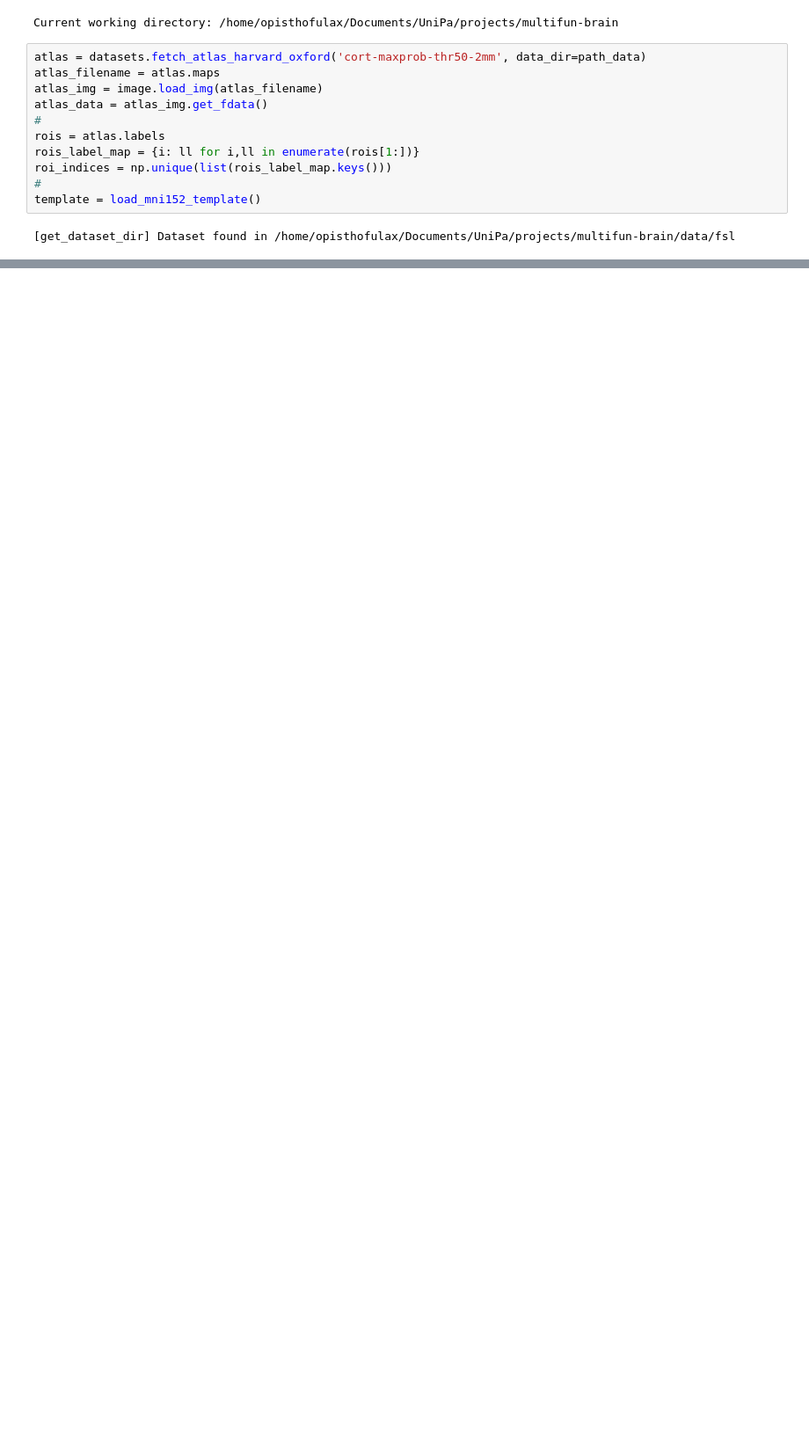
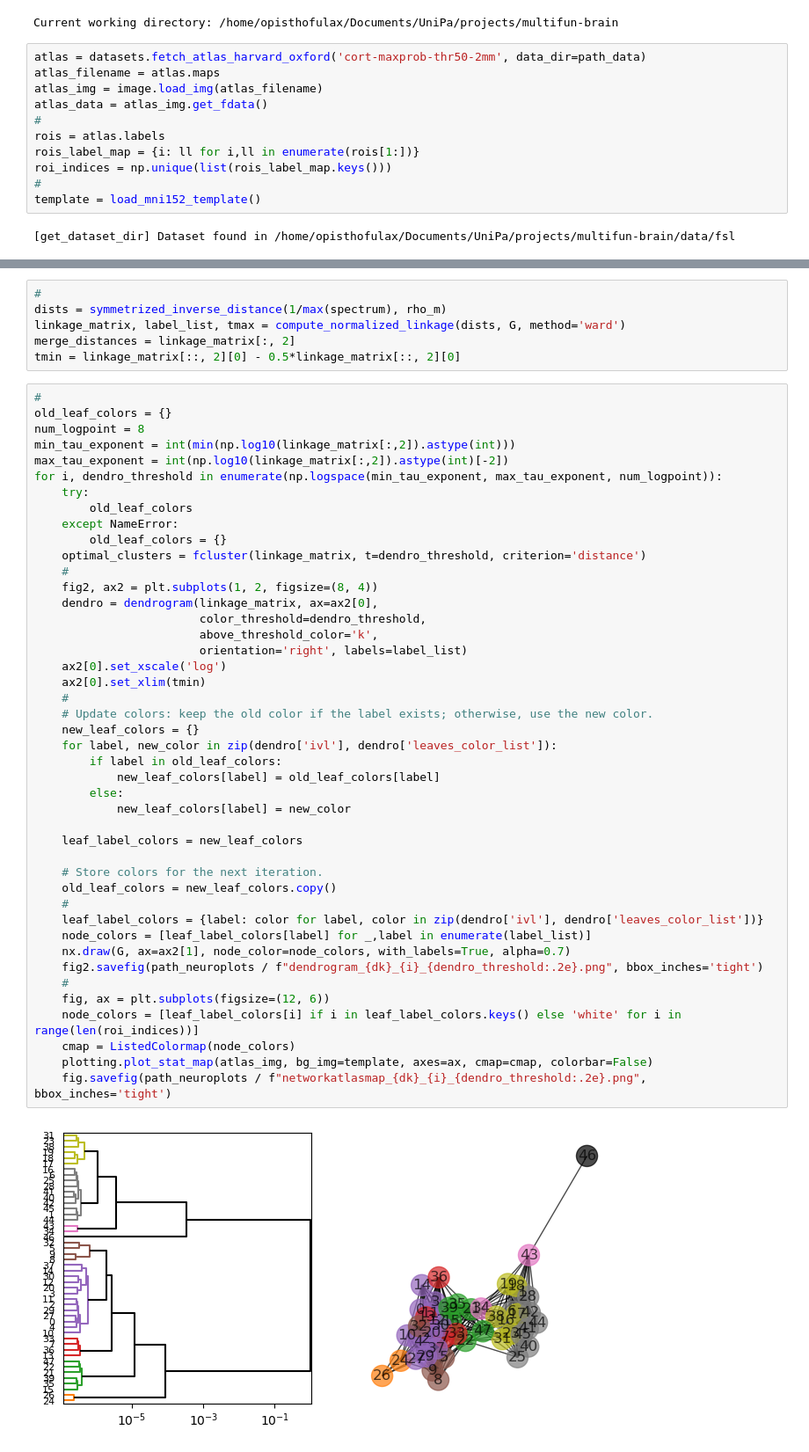
Before and after one commit to giulioiannelli/multifun-brain, a Jupyter notebook: notebooks/fig02_comparison_imf_corrfc.ipynb, the cells around one changed output, grey strips where cells are left out. Shown at 88% size. Cells and saved outputs as stored; diff of their text form; blank space fills up the shorter version.

```diff
--- a/notebooks/fig02_comparison_imf_corrfc.ipynb
+++ b/notebooks/fig02_comparison_imf_corrfc.ipynb
@@ -57,0 +101,52 @@ PosixPath('/home/opisthofulax/Documents/UniPa/projects/multifun-brain/data/corre
+# %%
+#
+dists = symmetrized_inverse_distance(1/max(spectrum), rho_m)
+linkage_matrix, label_list, tmax = compute_normalized_linkage(dists, G, method='ward')
+merge_distances = linkage_matrix[:, 2]
+tmin = linkage_matrix[::, 2][0] - 0.5*linkage_matrix[::, 2][0]
+# %%
+#
+old_leaf_colors = {}
+num_logpoint = 8
+min_tau_exponent = int(min(np.log10(linkage_matrix[:,2]).astype(int)))
+max_tau_exponent = int(np.log10(linkage_matrix[:,2]).astype(int)[-2])
+for i, dendro_threshold in enumerate(np.logspace(min_tau_exponent, max_tau_exponent, num_logpoint)):
+    try:
+        old_leaf_colors
+    except NameError:
+        old_leaf_colors = {}
+    optimal_clusters = fcluster(linkage_matrix, t=dendro_threshold, criterion='distance')
+    #
+    fig2, ax2 = plt.subplots(1, 2, figsize=(8, 4))
+    dendro = dendrogram(linkage_matrix, ax=ax2[0],
+                        color_threshold=dendro_threshold,
+                        above_threshold_color='k',
+                        orientation='right', labels=label_list)
+    ax2[0].set_xscale('log')
+    ax2[0].set_xlim(tmin)
+    #
+    # Update colors: keep the old color if the label exists; otherwise, use the new color.
+    new_leaf_colors = {}
+    for label, new_color in zip(dendro['ivl'], dendro['leaves_color_list']):
+        if label in old_leaf_colors:
+            new_leaf_colors[label] = old_leaf_colors[label]
+        else:
+            new_leaf_colors[label] = new_color
+
+    leaf_label_colors = new_leaf_colors
+
+    # Store colors for the next iteration.
+    old_leaf_colors = new_leaf_colors.copy()
+    #
+    leaf_label_colors = {label: color for label, color in zip(dendro['ivl'], dendro['leaves_color_list'])}
+    node_colors = [leaf_label_colors[label] for _,label in enumerate(label_list)]
+    nx.draw(G, ax=ax2[1], node_color=node_colors, with_labels=True, alpha=0.7)
+    fig2.savefig(path_neuroplots / f"dendrogram_{dk}_{i}_{dendro_threshold:.2e}.png", bbox_inches='tight')
+    #
+    fig, ax = plt.subplots(figsize=(12, 6))
+    node_colors = [leaf_label_colors[i] if i in leaf_label_colors.keys() else 'white' for i in range(len(roi_indices))]
+    cmap = ListedColormap(node_colors)
+    plotting.plot_stat_map(atlas_img, bg_img=template, axes=ax, cmap=cmap, colorbar=False)
+    fig.savefig(path_neuroplots / f"networkatlasmap_{dk}_{i}_{dendro_threshold:.2e}.png", bbox_inches='tight')
+# %% [output]
+[figure, added]
```
Also changed, not shown: parts of 7 cells of this notebook, 1 other file.
